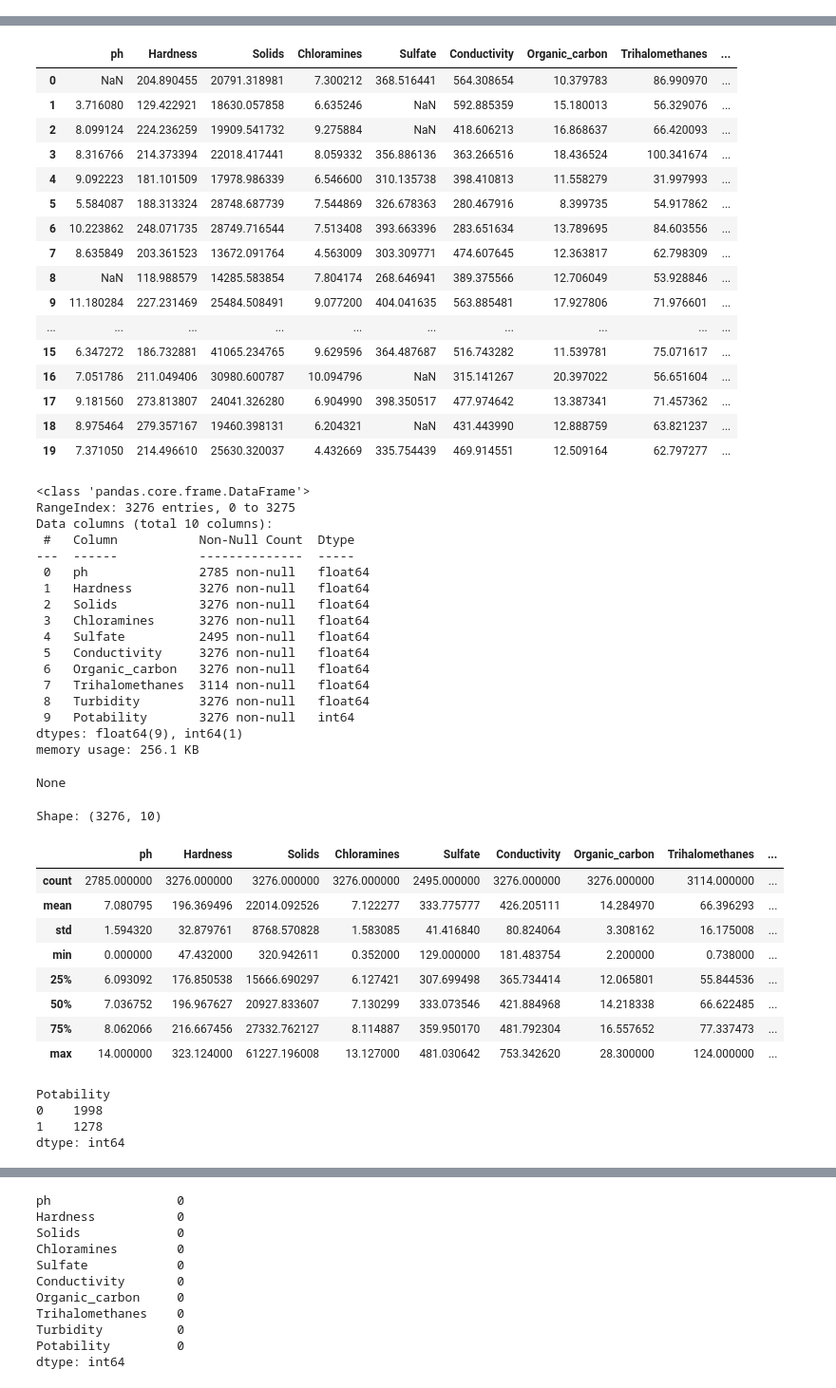
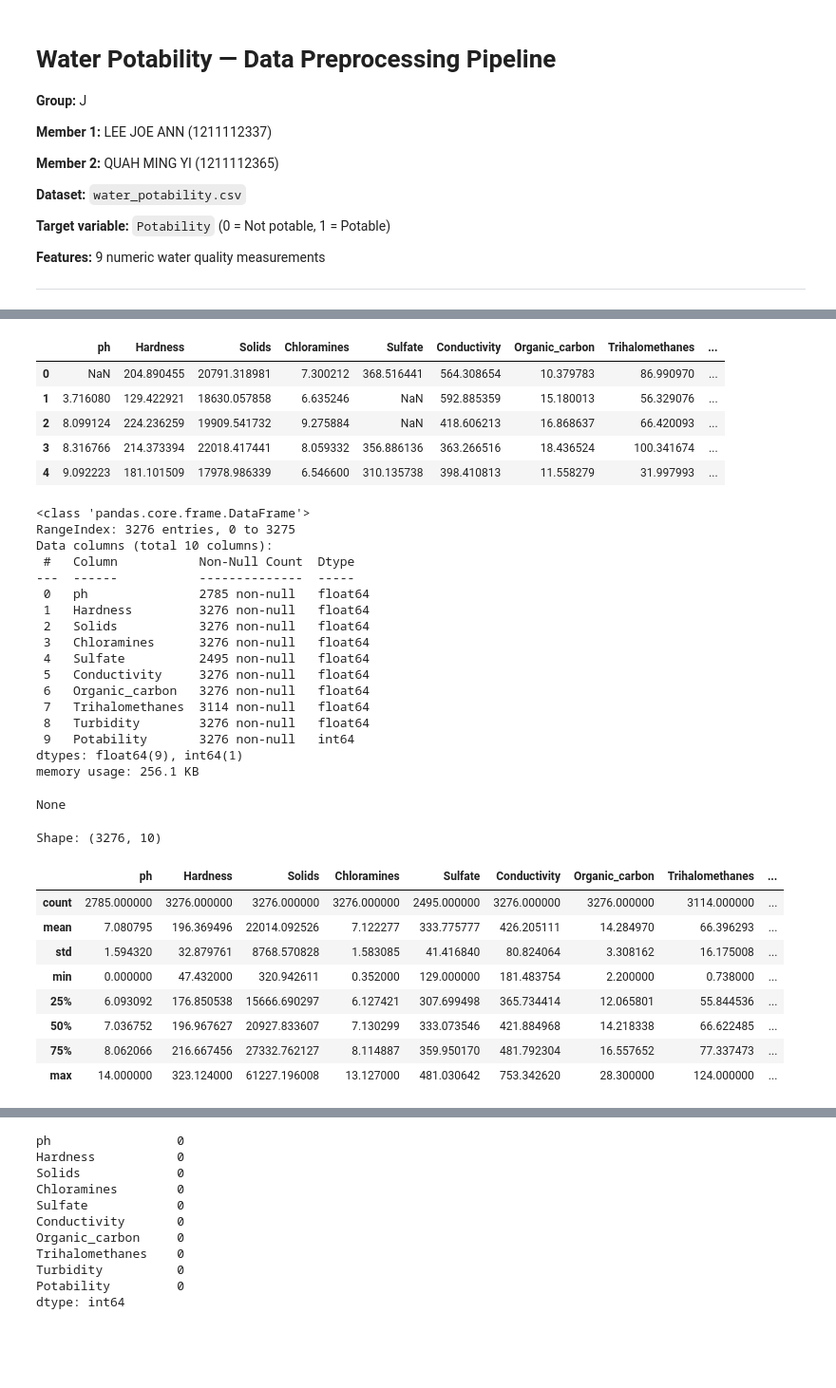
Before and after one commit to quahmingyi/Water_potability_Analysis, a Jupyter notebook: Assg_ACE6313_Water_potability.ipynb, the cells around one changed output, grey strips where cells are left out. Shown at 95% size. Saved outputs shown, nothing was run; the diff lists cells and outputs as text; code cells hidden in the pictures; blank space fills up the shorter version.

```diff
--- a/Assg_ACE6313_Water_potability.ipynb
+++ b/Assg_ACE6313_Water_potability.ipynb
@@ -1,3 +1,20 @@
+# %% [markdown]
+# Water Potability — Data Preprocessing Pipeline
+
+**Group:** J
+
+**Member 1:** LEE JOE ANN (1211112337)
+
+**Member 2:** QUAH MING YI (1211112365)
+
+**Dataset:** `water_potability.csv`
+
+**Target variable:** `Potability` (0 = Not potable, 1 = Potable)
+
+**Features:** 9 numeric water quality measurements
+
+
+---
 # %%
 !pip install pandas matplotlib numpy scikit-learn seaborn
 # %% [output]
@@ -23,39 +40,26 @@ Requirement already satisfied: six>=1.5 in C:\Users\User\anaconda3\Lib\site-pack
 # %%
 import pandas as pd
 import numpy as np
 import matplotlib.pyplot as plt
 
 data_path = 'water_potability.csv'
 df_raw = pd.read_csv(data_path)
 df = df_raw.copy()
 
-df.head(20)
+df.head()
 # %% [output]
 |  | ph | Hardness | Solids | Chloramines | Sulfate | Conductivity | Organic_carbon | Trihalomethanes | ... |
 | 0 | NaN | 204.890455 | 20791.318981 | 7.300212 | 368.516441 | 564.308654 | 10.379783 | 86.990970 | ... |
 | 1 | 3.716080 | 129.422921 | 18630.057858 | 6.635246 | NaN | 592.885359 | 15.180013 | 56.329076 | ... |
 | 2 | 8.099124 | 224.236259 | 19909.541732 | 9.275884 | NaN | 418.606213 | 16.868637 | 66.420093 | ... |
 | 3 | 8.316766 | 214.373394 | 22018.417441 | 8.059332 | 356.886136 | 363.266516 | 18.436524 | 100.341674 | ... |
 | 4 | 9.092223 | 181.101509 | 17978.986339 | 6.546600 | 310.135738 | 398.410813 | 11.558279 | 31.997993 | ... |
-| 5 | 5.584087 | 188.313324 | 28748.687739 | 7.544869 | 326.678363 | 280.467916 | 8.399735 | 54.917862 | ... |
-| 6 | 10.223862 | 248.071735 | 28749.716544 | 7.513408 | 393.663396 | 283.651634 | 13.789695 | 84.603556 | ... |
-| 7 | 8.635849 | 203.361523 | 13672.091764 | 4.563009 | 303.309771 | 474.607645 | 12.363817 | 62.798309 | ... |
-| 8 | NaN | 118.988579 | 14285.583854 | 7.804174 | 268.646941 | 389.375566 | 12.706049 | 53.928846 | ... |
-| 9 | 11.180284 | 227.231469 | 25484.508491 | 9.077200 | 404.041635 | 563.885481 | 17.927806 | 71.976601 | ... |
-| ... | ... | ... | ... | ... | ... | ... | ... | ... | ... |
-| 15 | 6.347272 | 186.732881 | 41065.234765 | 9.629596 | 364.487687 | 516.743282 | 11.539781 | 75.071617 | ... |
-| 16 | 7.051786 | 211.049406 | 30980.600787 | 10.094796 | NaN | 315.141267 | 20.397022 | 56.651604 | ... |
-| 17 | 9.181560 | 273.813807 | 24041.326280 | 6.904990 | 398.350517 | 477.974642 | 13.387341 | 71.457362 | ... |
-| 18 | 8.975464 | 279.357167 | 19460.398131 | 6.204321 | NaN | 431.443990 | 12.888759 | 63.821237 | ... |
-| 19 | 7.371050 | 214.496610 | 25630.320037 | 4.432669 | 335.754439 | 469.914551 | 12.509164 | 62.797277 | ... |
 # %%
 # statistical summary
 
 display(df.info())
 print(f'\nShape: {df.shape}\n')
 display(df.describe())
-potability_counts = df.groupby('Potability').size()
-display(potability_counts)
 # %% [output]
 <class 'pandas.core.frame.DataFrame'>
 RangeIndex: 3276 entries, 0 to 3275
@@ -85,7 +89,3 @@ Shape: (3276, 10)
 | 50% | 7.036752 | 196.967627 | 20927.833607 | 7.130299 | 333.073546 | 421.884968 | 14.218338 | 66.622485 | ... |
 | 75% | 8.062066 | 216.667456 | 27332.762127 | 8.114887 | 359.950170 | 481.792304 | 16.557652 | 77.337473 | ... |
 | max | 14.000000 | 323.124000 | 61227.196008 | 13.127000 | 481.030642 | 753.342620 | 28.300000 | 124.000000 | ... |
-Potability
-0    1998
-1    1278
-dtype: int64
```
Also changed, not shown: parts of 21 cells of this notebook.
